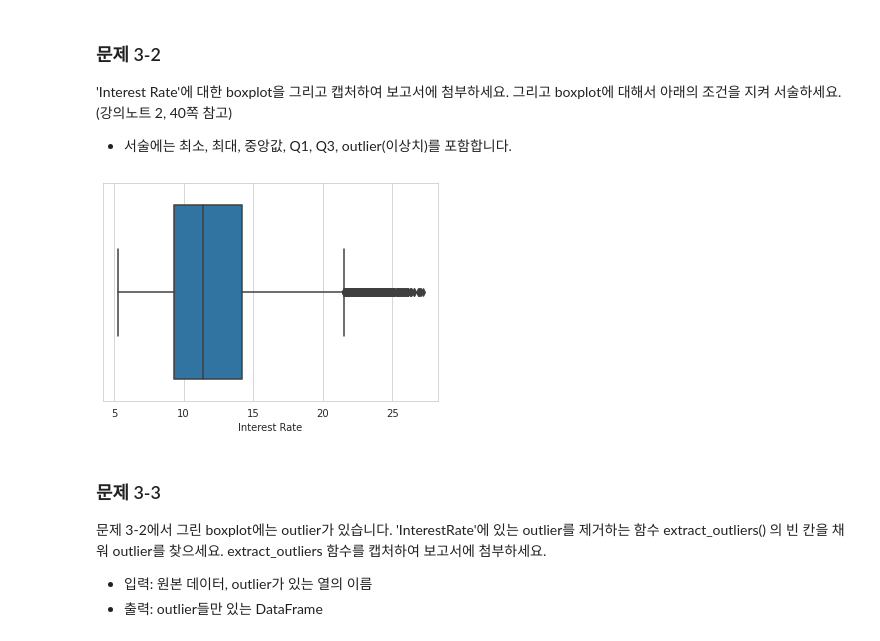
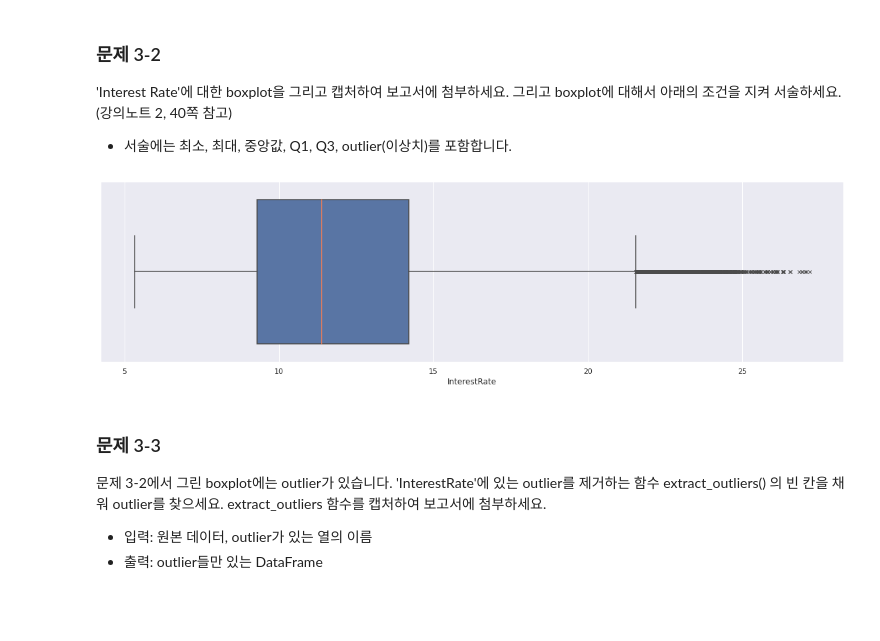
Before and after one commit to wannaBpark/2023S-Ajou-ML, a Jupyter notebook: HW1.ipynb, the cells around one changed output. Cells and saved outputs as stored; diff of their text form; code cells hidden in the pictures; blank space fills up the shorter version.

```diff
--- a/HW1.ipynb
+++ b/HW1.ipynb
@@ -321,13 +321,12 @@ sns.countplot(x='Loan Status', hue = "Employment Duration", data = data)
 ### 문제 3-2
 'Interest Rate'에 대한 boxplot을 그리고 캡처하여 보고서에 첨부하세요. 그리고 boxplot에 대해서 아래의 조건을 지켜 서술하세요. (강의노트 2, 40쪽 참고)
 * 서술에는 최소, 최대, 중앙값, Q1, Q3, outlier(이상치)를 포함합니다.
-# %%
-ir = sns.boxplot(data=data, x = 'Interest Rate')
-ir.xaxis.set_major_locator(ticker.MultipleLocator(10))
-ir.xaxis.set_major_formatter(ticker.ScalarFormatter())
-plt.show()
-# %% [output]
-[figure, removed]
+# %%
+sns.set(rc={'figure.figsize':(20,5)})
+sns.boxplot(data=data, x = 'InterestRate', flierprops={"marker": "x"}, medianprops={"color": "coral"})
+plt.show()
+# %% [output]
+[figure, added]
 # %% [markdown]
 ### 문제 3-3
 문제 3-2에서 그린 boxplot에는 outlier가 있습니다. 'InterestRate'에 있는 outlier를 제거하는 함수 extract_outliers() 의 빈 칸을 채워 outlier를 찾으세요. extract_outliers 함수를 캡처하여 보고서에 첨부하세요.
```
Also changed, not shown: parts of 15 cells of this notebook.
